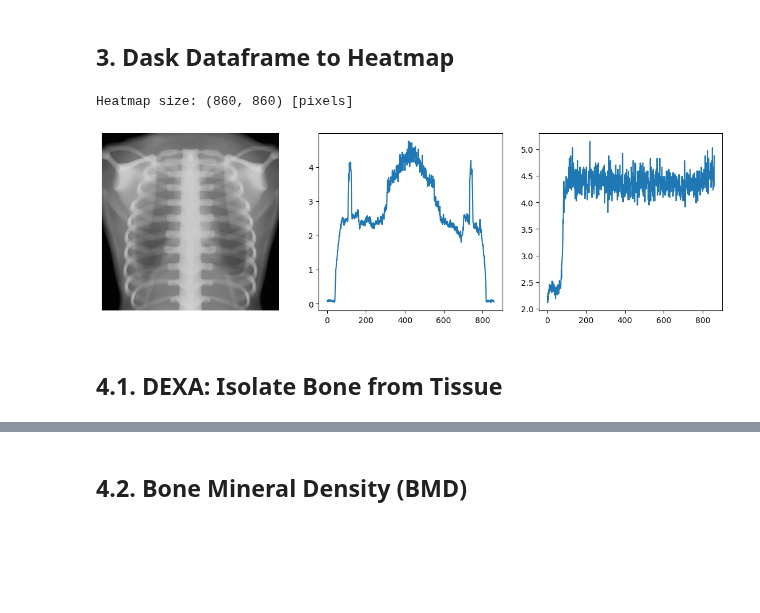
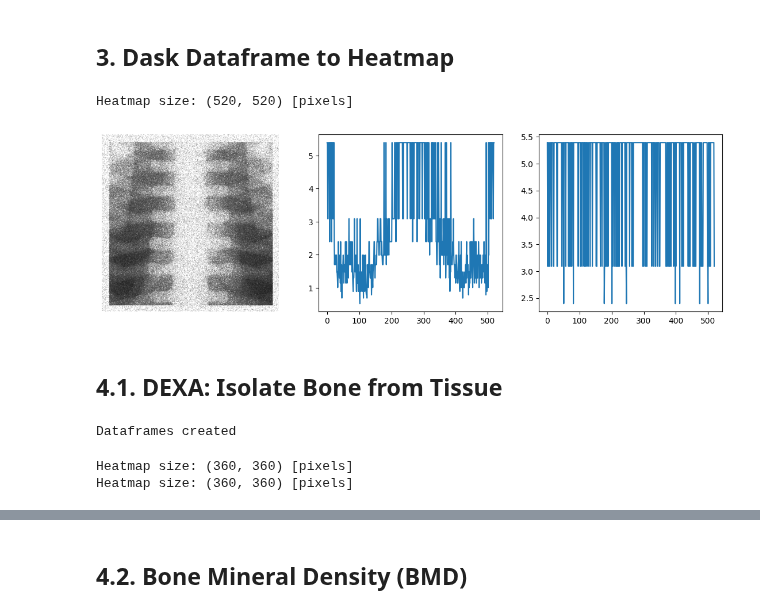
Before and after one commit to miguelcomett/G4_IFI-Team_2024, a Jupyter notebook: MedX_Engine/Radiography_Processing.ipynb, the cells around one changed output, grey strips where cells are left out. Drawn from its saved outputs; the diff is of its cells as text; code cells hidden in the pictures; blank space fills up the shorter version.

```diff
--- a/MedX_Engine/Radiography_Processing.ipynb
+++ b/MedX_Engine/Radiography_Processing.ipynb
@@ -18,8 +18,9 @@ import Radiography_Library as RadLib
 
 directory = '/Users/miguelcomett/geant4-v11.2.2_2/ESTANCIA/'
 # directory = '/Volumes/MCF Blue/Roots/OsteoPoros/'
+directory = 'BUILD/ROOT/'
 
-root_name = "thorax_40_2000" + ".root"
+root_name = "CT_20" + ".root"
 
 tree_name = "Photons"
 x_branch  = "X_axis"
@@ -35,17 +36,17 @@ x_data, y_data = RadLib.Root_to_Dask(directory, root_name, tree_name, x_branch,
 # %%
 import Radiography_Library as RadLib
 
-size = 215
+size = 130
 log_factor = 0.1
 
 x_shift = 0
 y_shift = 0
 
-save_as = 'fullthorax'
+save_as = ''
 htmp_array, xlim, ylim = RadLib.Heatmap_from_Dask(x_data, y_data, size, log_factor, x_shift, y_shift, save_as)
 # %% [output]
-Heatmap size: (860, 860) [pixels]
+Heatmap size: (520, 520) [pixels]
-[figure, old version]
+[figure, new version]
 # %%
 import plotly.graph_objects as go; import plotly.io as pio
 
@@ -61,7 +62,10 @@ import Radiography_Library as RadLib
 
 directory = '/Users/miguelcomett/geant4-v11.2.2_2/ESTANCIA/'
 # directory = '/Volumes/MCF Blue/Roots/Semana8/'
-rootnames = ["thorax_500M_40k", "thorax_500M_80k"]
+directory = 'BUILD/ROOT/'
+
+rootnames = ["thorax_40_2000.root", "thorax_80_1200.root"]
+rootnames = ['CT_10.root', 'CT_20.root']
 
 tree_name = "Photons"
 x_branch  = "X_axis"
@@ -72,6 +76,8 @@ x_branch  = "x_ax"
 y_branch  = "y_ax"
 
 x_1, y_1, x_2, y_2 = RadLib.LoadRoots(directory, rootnames, tree_name, x_branch, y_branch)
+# %% [output]
+Dataframes created
 # %%
 # CALCULATE HEATMAPS
 
@@ -80,7 +86,7 @@ import matplotlib.pyplot as plt
 x_shift = 0
 y_shift = 0
 
-size = 99
+size = 90
 log_factor = 0.1
 
 low_energy_img, xlim, ylim  = RadLib.Heatmap_from_Dask(x_1, y_1, size, log_factor, x_shift, y_shift, '')
@@ -90,6 +96,9 @@ high_energy_img, xlim, ylim = RadLib.Heatmap_from_Dask(x_2, y_2, size, log_facto
 # high_energy_img = (high_energy_img * 255).astype(np.uint8)
 
 plt.close(); plt.close()
+# %% [output]
+Heatmap size: (360, 360) [pixels]
+Heatmap size: (360, 360) [pixels]
 # %%
 # PLOT HEATMAPS
 
```
Also changed, not shown: parts of 3 cells of this notebook, 4 other files.
